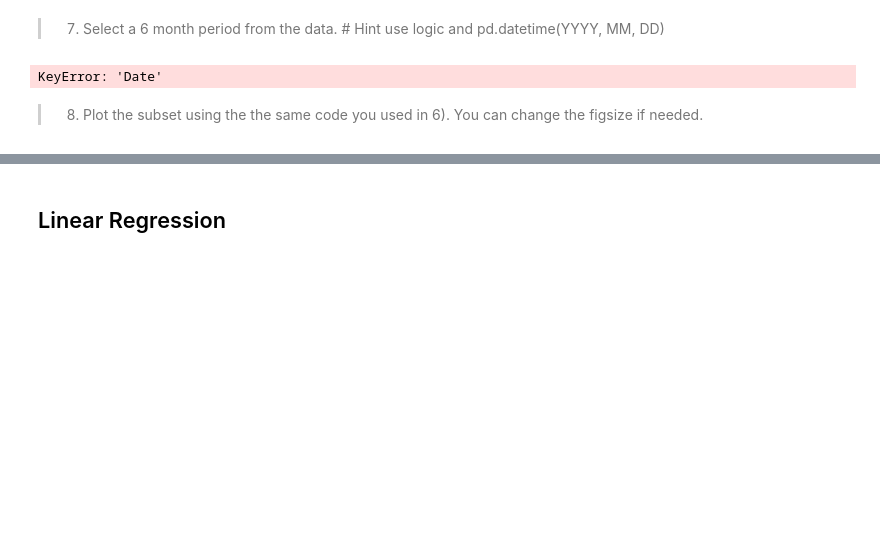
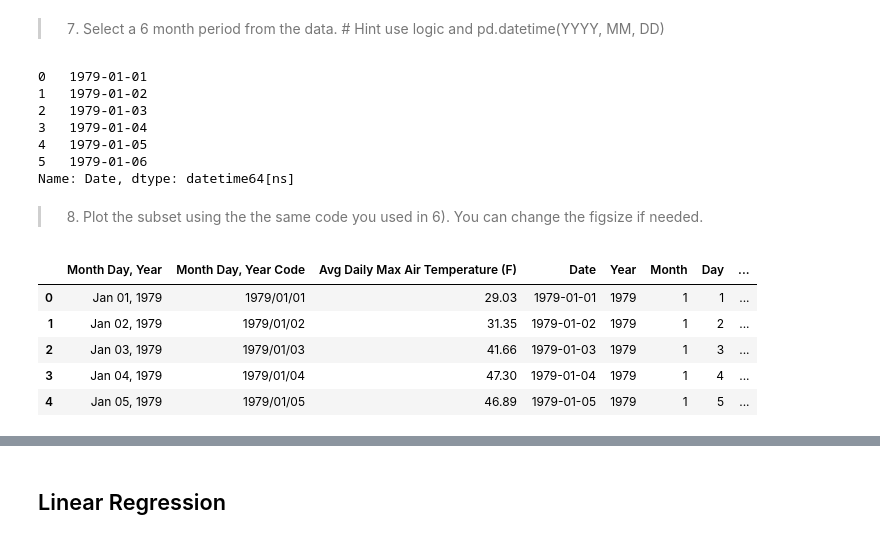
Before and after one commit to shelbym98/ds_1300_notebooks, a Jupyter notebook: work/03_assignment.ipynb, the cells around one changed output, grey strips where cells are left out. Drawn from its saved outputs; the diff is of its cells as text; code cells hidden in the pictures; blank space fills up the shorter version.

```diff
--- a/work/03_assignment.ipynb
+++ b/work/03_assignment.ipynb
@@ -127,8 +115,24 @@ KeyError: 'color'
 # %% [markdown]
 >7) Select a 6 month period from the data. # Hint use logic and pd.datetime(YYYY, MM, DD)
 # %%
-df.loc['Date']
+df['Date'].head(6)
 # %% [output]
-KeyError: 'Date'
+0   1979-01-01
+1   1979-01-02
+2   1979-01-03
+3   1979-01-04
+4   1979-01-05
+5   1979-01-06
+Name: Date, dtype: datetime64[ns]
 # %% [markdown]
 >8) Plot the subset using the the same code you used in 6). You can change the figsize if needed.
+# %%
+df_sub = df[df['Date']<pd.datetime(1979,1,6)]
+df_sub.head()
+# %% [output]
+|  | Month Day, Year | Month Day, Year Code | Avg Daily Max Air Temperature (F) | Date | Year | Month | Day | ... |
+| 0 | Jan 01, 1979 | 1979/01/01 | 29.03 | 1979-01-01 | 1979 | 1 | 1 | ... |
+| 1 | Jan 02, 1979 | 1979/01/02 | 31.35 | 1979-01-02 | 1979 | 1 | 2 | ... |
+| 2 | Jan 03, 1979 | 1979/01/03 | 41.66 | 1979-01-03 | 1979 | 1 | 3 | ... |
+| 3 | Jan 04, 1979 | 1979/01/04 | 47.30 | 1979-01-04 | 1979 | 1 | 4 | ... |
+| 4 | Jan 05, 1979 | 1979/01/05 | 46.89 | 1979-01-05 | 1979 | 1 | 5 | ... |
```
Also changed, not shown: parts of 10 cells of this notebook.
